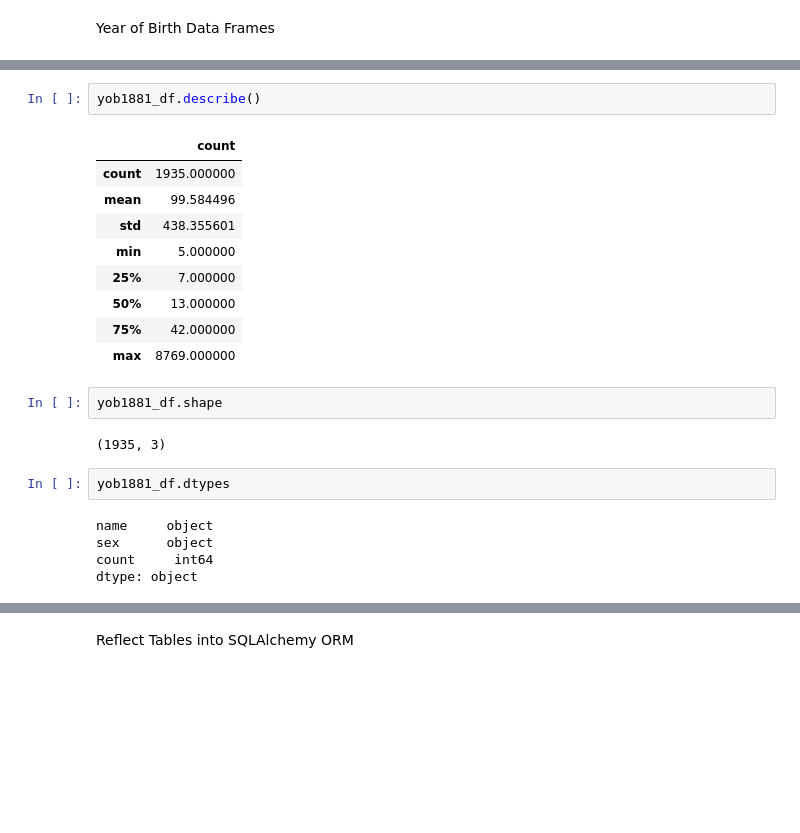
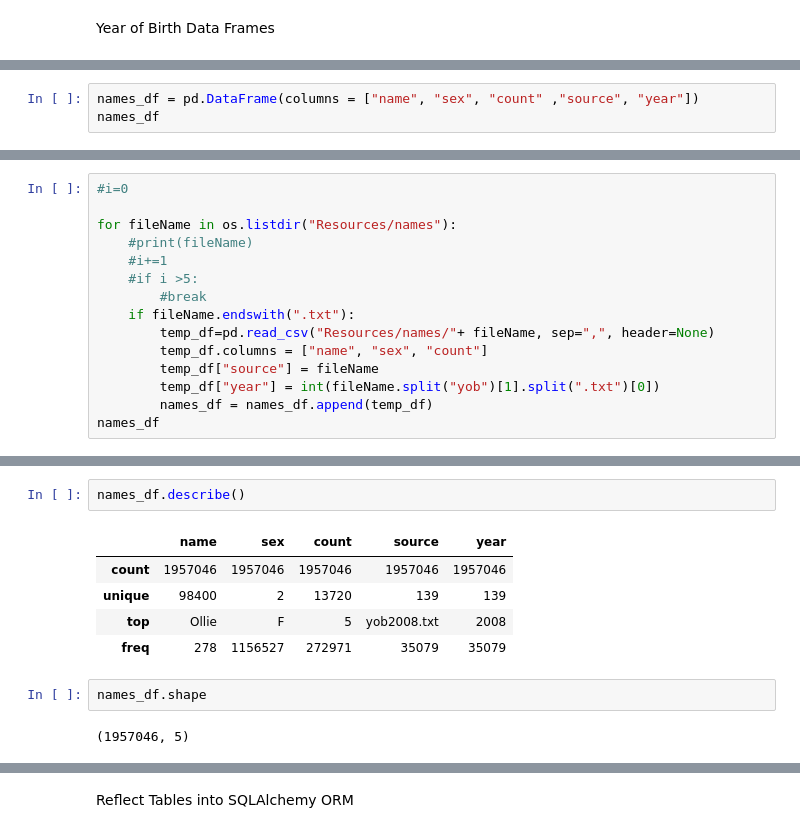
Before and after one commit to BrittLHeth/Project_2_Names, a Jupyter notebook: names.ipynb, the cells around one changed output, grey strips where cells are left out. Drawn from its saved outputs; the diff is of its cells as text; blank space fills up the shorter version.

```diff
--- a/names.ipynb
+++ b/names.ipynb
@@ -19,0 +8,3 @@ yob1881_df.head()
+# %%
+names_df = pd.DataFrame(columns = ["name", "sex", "count" ,"source", "year"])
+names_df
@@ -19,0 +13,15 @@ yob1881_df.head()
+# %%
+#i=0
+
+for fileName in os.listdir("Resources/names"):
+    #print(fileName)
+    #i+=1
+    #if i >5:
+        #break
+    if fileName.endswith(".txt"):
+        temp_df=pd.read_csv("Resources/names/"+ fileName, sep=",", header=None)
+        temp_df.columns = ["name", "sex", "count"]
+        temp_df["source"] = fileName
+        temp_df["year"] = int(fileName.split("yob")[1].split(".txt")[0])
+        names_df = names_df.append(temp_df)
+names_df
@@ -20,23 +42,12 @@ yob1881_df.head()
 # %%
-yob1881_df.describe()
+names_df.describe()
 # %% [output]
-|  | count |
-| count | 1935.000000 |
-| mean | 99.584496 |
-| std | 438.355601 |
-| min | 5.000000 |
-| 25% | 7.000000 |
-| 50% | 13.000000 |
-| 75% | 42.000000 |
-| max | 8769.000000 |
+|  | name | sex | count | source | year |
+| count | 1957046 | 1957046 | 1957046 | 1957046 | 1957046 |
+| unique | 98400 | 2 | 13720 | 139 | 139 |
+| top | Ollie | F | 5 | yob2008.txt | 2008 |
+| freq | 278 | 1156527 | 272971 | 35079 | 35079 |
 # %%
-yob1881_df.shape
+names_df.shape
 # %% [output]
-(1935, 3)
+(1957046, 5)
-# %%
-yob1881_df.dtypes
-# %% [output]
-name     object
-sex      object
-count     int64
-dtype: object
```
Also changed, not shown: parts of 16 cells of this notebook.
